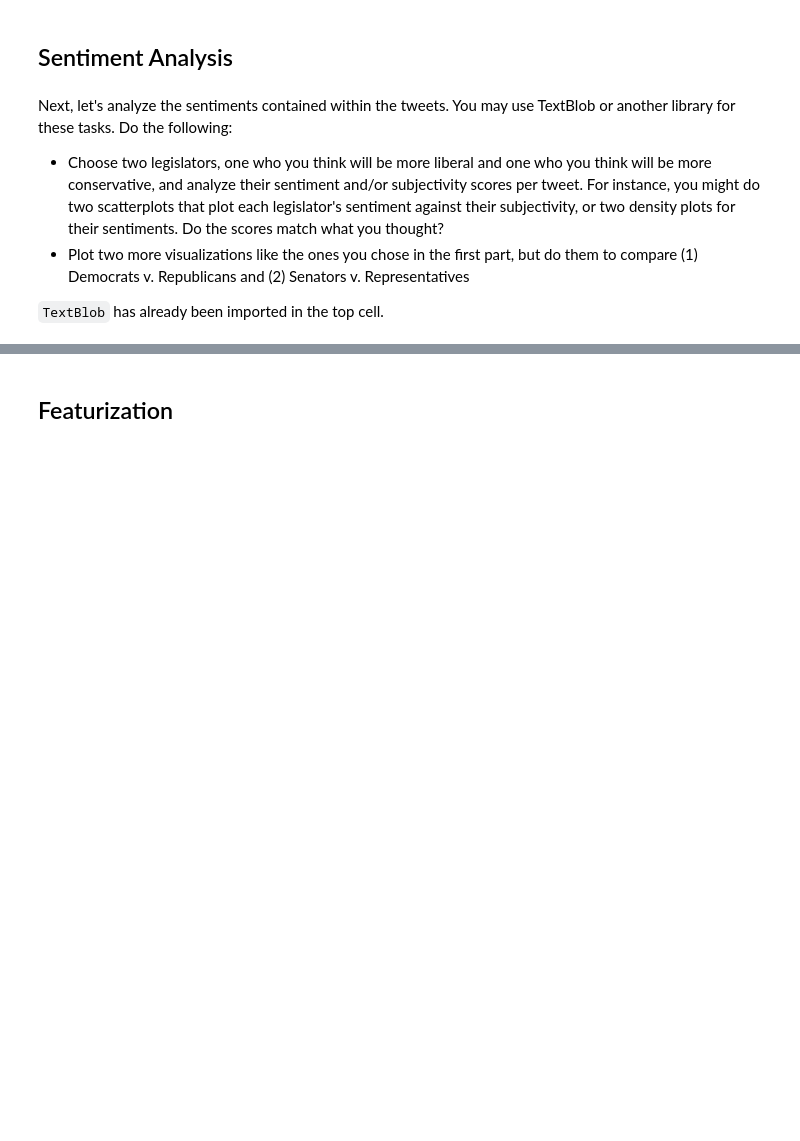
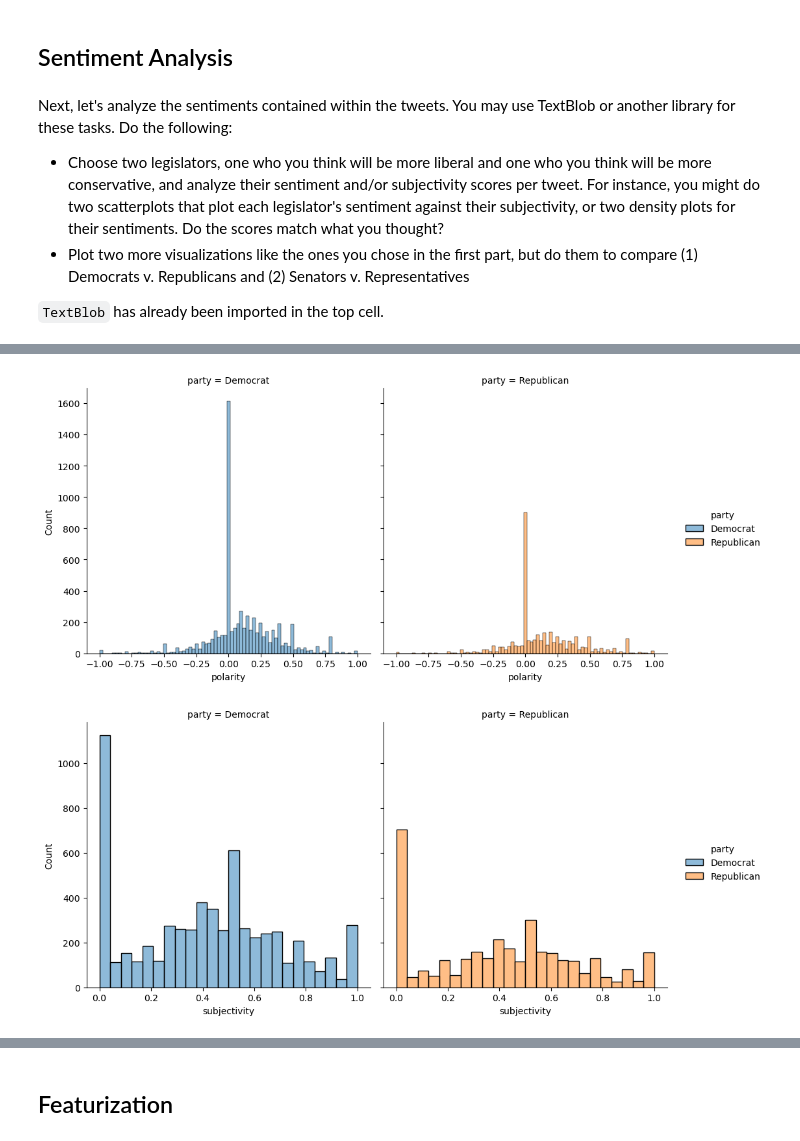
Before and after one commit to annettegailliot/CSS_Project1_Team6_Fall2022, a Jupyter notebook: Project 5 Student.ipynb, the cells around one changed output, grey strips where cells are left out. Drawn from its saved outputs; the diff is of its cells as text; code cells hidden in the pictures; blank space fills up the shorter version.

```diff
--- a/Project 5 Student.ipynb
+++ b/Project 5 Student.ipynb
@@ -92,0 +184,12 @@ Next, let's analyze the sentiments contained within the tweets. You may use Text
+# %%
+## DEMOCRAT/REPUBLICAN COMPARISON
+tweets_subset = congress_tweets[(congress_tweets['party']=='Democrat') | (congress_tweets['party'] == 'Republican')]
+
+sns.displot(congress_tweets, x="polarity", hue = "party", col = "party")
+plt.show()
+
+sns.displot(congress_tweets, x="subjectivity", hue = "party", col = "party")
+plt.show()
+# %% [output]
+[figure, added]
+[figure, added]
```
Also changed, not shown: parts of 35 cells of this notebook, 1 other file.
